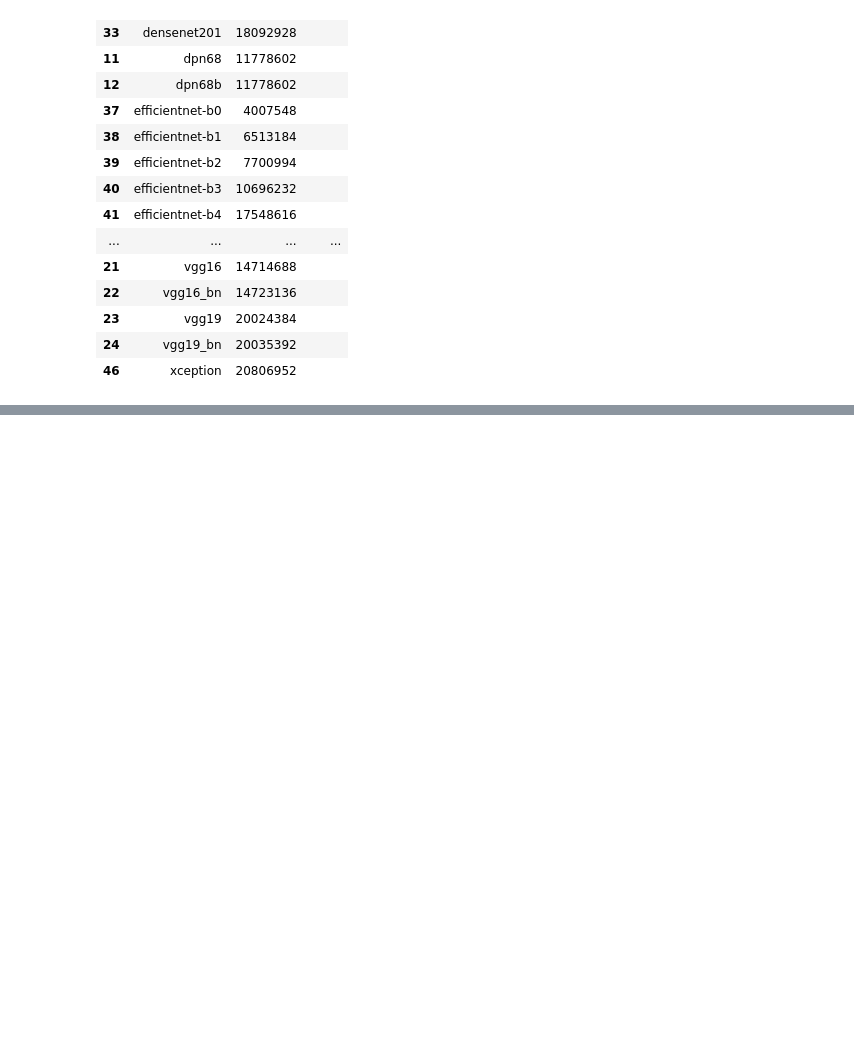
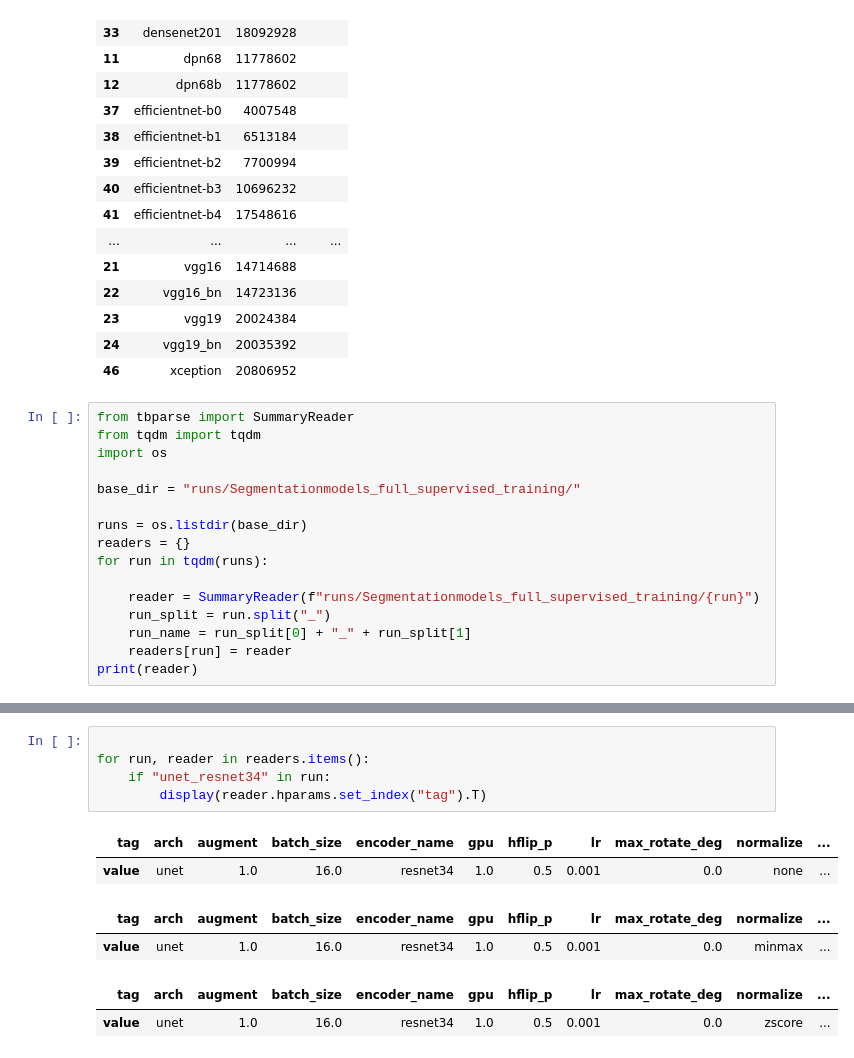
Before and after one commit to Arueris/Segmentation, a Jupyter notebook: dev.ipynb, the cells around one changed output, grey strips where cells are left out. Cells and saved outputs as stored; diff of their text form; blank space fills up the shorter version.

```diff
--- a/dev.ipynb
+++ b/dev.ipynb
@@ -255,3 +255,19 @@ df.loc[df["params"] < (22 * 1e6)].sort_values("encoder")
 | 23 | vgg19 | 20024384 |  |
 | 24 | vgg19_bn | 20035392 |  |
 | 46 | xception | 20806952 |  |
+# %%
+from tbparse import SummaryReader
+from tqdm import tqdm
+import os
+
+base_dir = "runs/Segmentationmodels_full_supervised_training/"
+
+runs = os.listdir(base_dir)
+readers = {}
+for run in tqdm(runs):
+
+    reader = SummaryReader(f"runs/Segmentationmodels_full_supervised_training/{run}")
+    run_split = run.split("_")
+    run_name = run_split[0] + "_" + run_split[1]
+    readers[run] = reader
+print(reader)
@@ -257,0 +284,12 @@ df.loc[df["params"] < (22 * 1e6)].sort_values("encoder")
+# %%
+
+for run, reader in readers.items():
+    if "unet_resnet34" in run:
+        display(reader.hparams.set_index("tag").T)
+# %% [output]
+| tag | arch | augment | batch_size | encoder_name | gpu | hflip_p | lr | max_rotate_deg | normalize | ... |
+| value | unet | 1.0 | 16.0 | resnet34 | 1.0 | 0.5 | 0.001 | 0.0 | none | ... |
+| tag | arch | augment | batch_size | encoder_name | gpu | hflip_p | lr | max_rotate_deg | normalize | ... |
+| value | unet | 1.0 | 16.0 | resnet34 | 1.0 | 0.5 | 0.001 | 0.0 | minmax | ... |
+| tag | arch | augment | batch_size | encoder_name | gpu | hflip_p | lr | max_rotate_deg | normalize | ... |
+| value | unet | 1.0 | 16.0 | resnet34 | 1.0 | 0.5 | 0.001 | 0.0 | zscore | ... |
```
Also changed, not shown: parts of 4 cells of this notebook, 7 other files.
